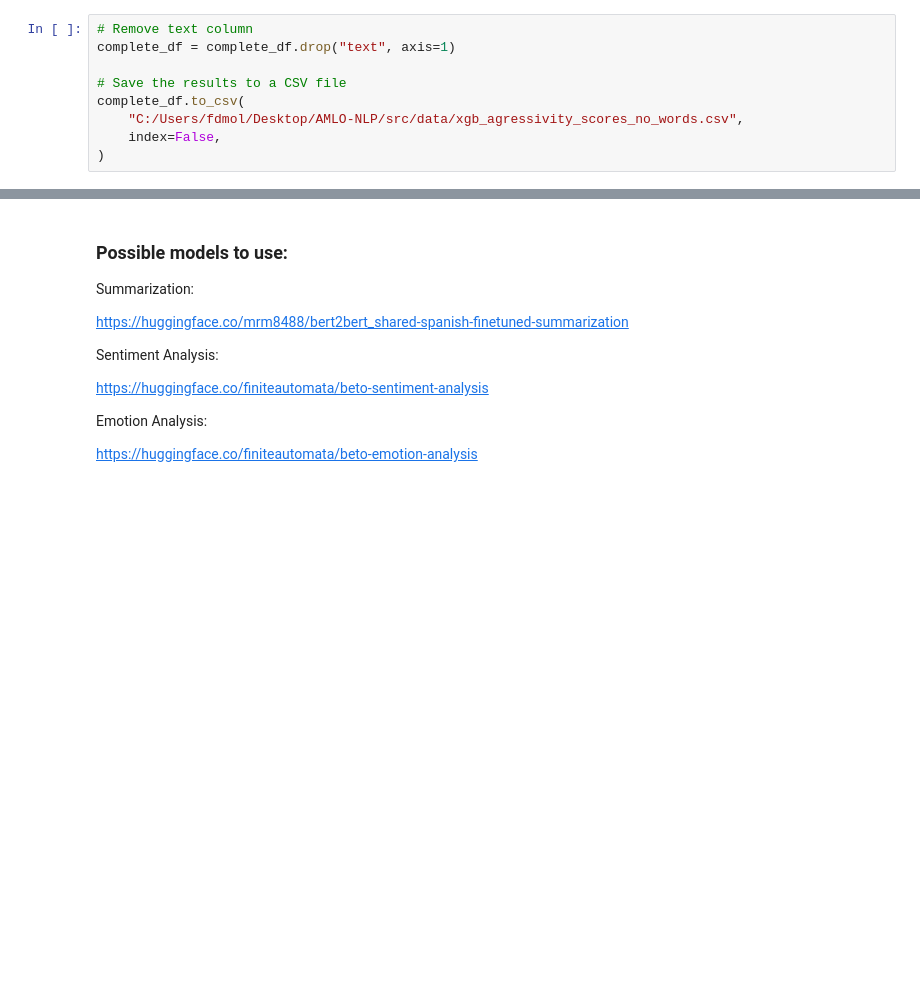
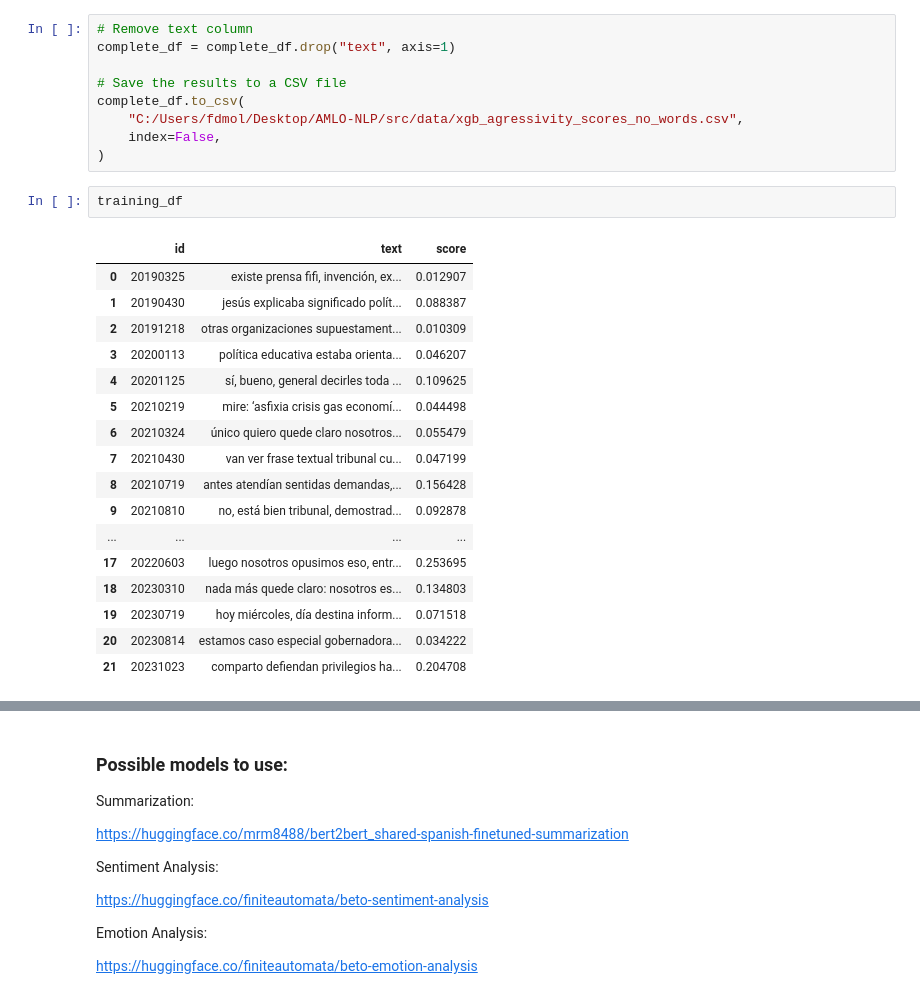
Before and after one commit to FedericoDM/AMLO-NLP, a Jupyter notebook: src/nlp_analyzer/nlp_amlo.ipynb, the cells around one changed output, grey strips where cells are left out. Cells and saved outputs as stored; diff of their text form; blank space fills up the shorter version.

```diff
--- a/src/nlp_analyzer/nlp_amlo.ipynb
+++ b/src/nlp_analyzer/nlp_amlo.ipynb
@@ -257,6 +256,26 @@ complete_df.to_csv(
     "C:/Users/fdmol/Desktop/AMLO-NLP/src/data/xgb_agressivity_scores_no_words.csv",
     index=False,
 )
+# %%
+training_df
+# %% [output]
+|  | id | text | score |
+| 0 | 20190325 | existe prensa fifi, invención, ex... | 0.012907 |
+| 1 | 20190430 | jesús explicaba significado polít... | 0.088387 |
+| 2 | 20191218 | otras organizaciones supuestament... | 0.010309 |
+| 3 | 20200113 | política educativa estaba orienta... | 0.046207 |
+| 4 | 20201125 | sí, bueno, general decirles toda ... | 0.109625 |
+| 5 | 20210219 | mire: ‘asfixia crisis gas economí... | 0.044498 |
+| 6 | 20210324 | único quiero quede claro nosotros... | 0.055479 |
+| 7 | 20210430 | van ver frase textual tribunal cu... | 0.047199 |
+| 8 | 20210719 | antes atendían sentidas demandas,... | 0.156428 |
+| 9 | 20210810 | no, está bien tribunal, demostrad... | 0.092878 |
+| ... | ... | ... | ... |
+| 17 | 20220603 | luego nosotros opusimos eso, entr... | 0.253695 |
+| 18 | 20230310 | nada más quede claro: nosotros es... | 0.134803 |
+| 19 | 20230719 | hoy miércoles, día destina inform... | 0.071518 |
+| 20 | 20230814 | estamos caso especial gobernadora... | 0.034222 |
+| 21 | 20231023 | comparto defiendan privilegios ha... | 0.204708 |
 # %%
 # Plot histogram of the scores
 
```
Also changed, not shown: parts of 3 cells of this notebook, 3 other files.
